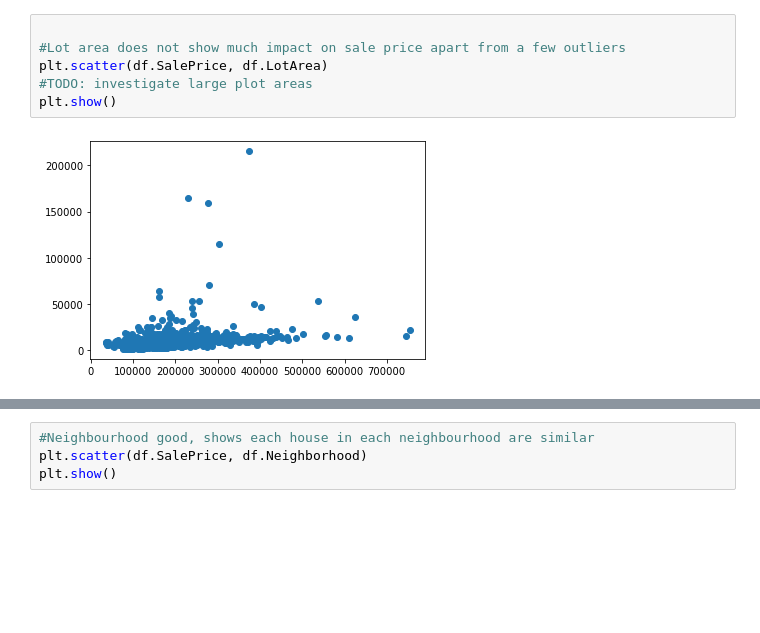
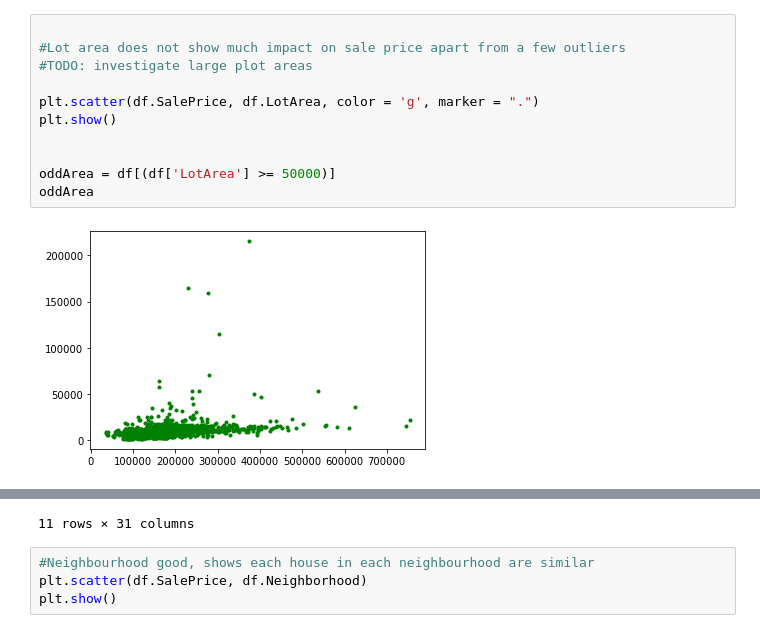
Before and after one commit to maxguy2001/StatsCaseStudiesSem2, a Jupyter notebook: Part1/kim.ipynb, the cells around one changed output, grey strips where cells are left out. Drawn from its saved outputs; the diff is of its cells as text; blank space fills up the shorter version.

```diff
--- a/Part1/kim.ipynb
+++ b/Part1/kim.ipynb
@@ -26,8 +43,13 @@ plt.show()
 # %%
 
 #Lot area does not show much impact on sale price apart from a few outliers
-plt.scatter(df.SalePrice, df.LotArea)
 #TODO: investigate large plot areas
+
+plt.scatter(df.SalePrice, df.LotArea, color = 'g', marker = ".")
 plt.show()
+
+
+oddArea = df[(df['LotArea'] >= 50000)]
+oddArea
 # %% [output]
-[figure, old version]
+[figure, new version]
@@ -34,3 +68,4 @@ plt.show()
+11 rows × 31 columns
 # %%
 #Neighbourhood good, shows each house in each neighbourhood are similar
 plt.scatter(df.SalePrice, df.Neighborhood)
```
Also changed, not shown: parts of 6 cells of this notebook.
